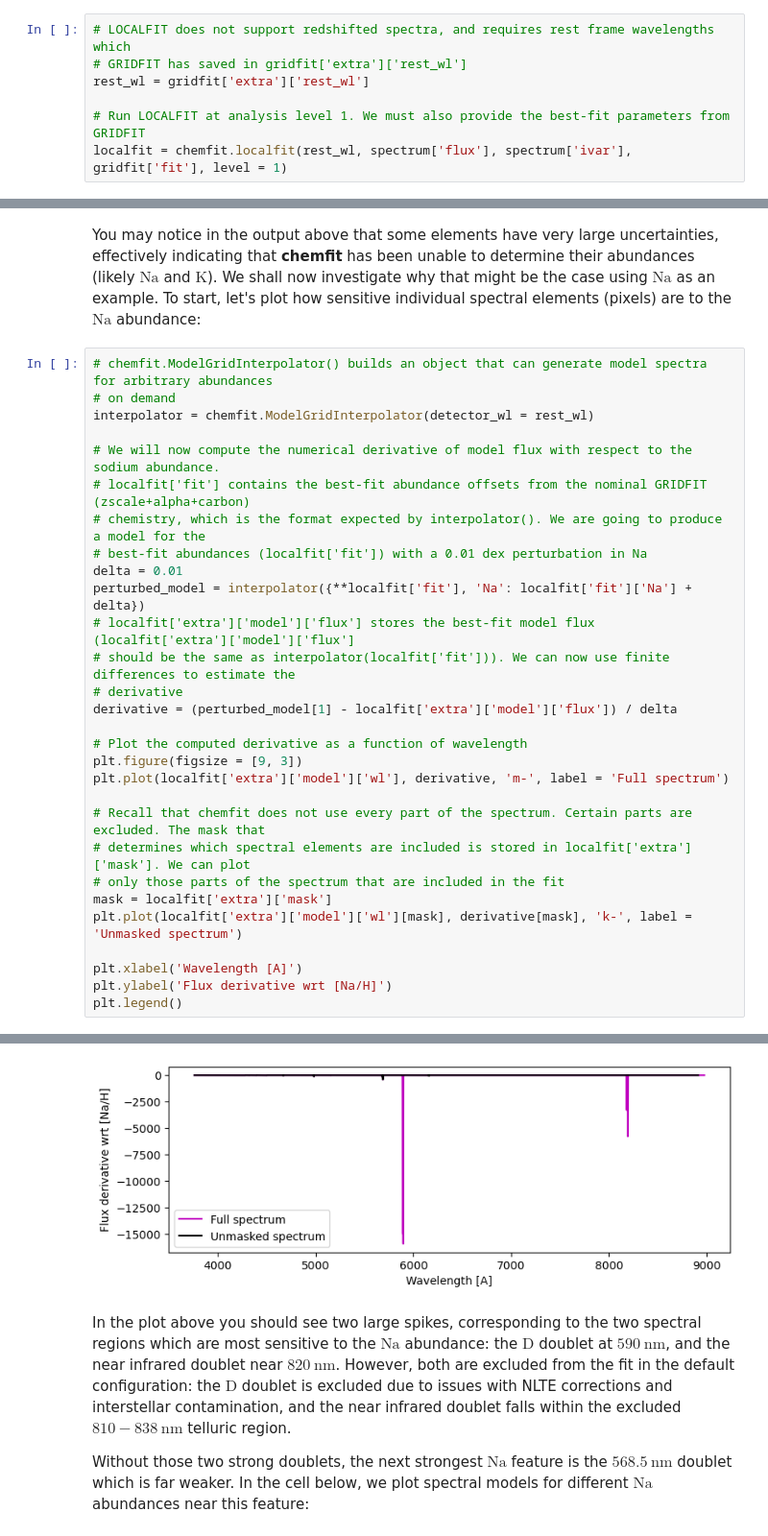
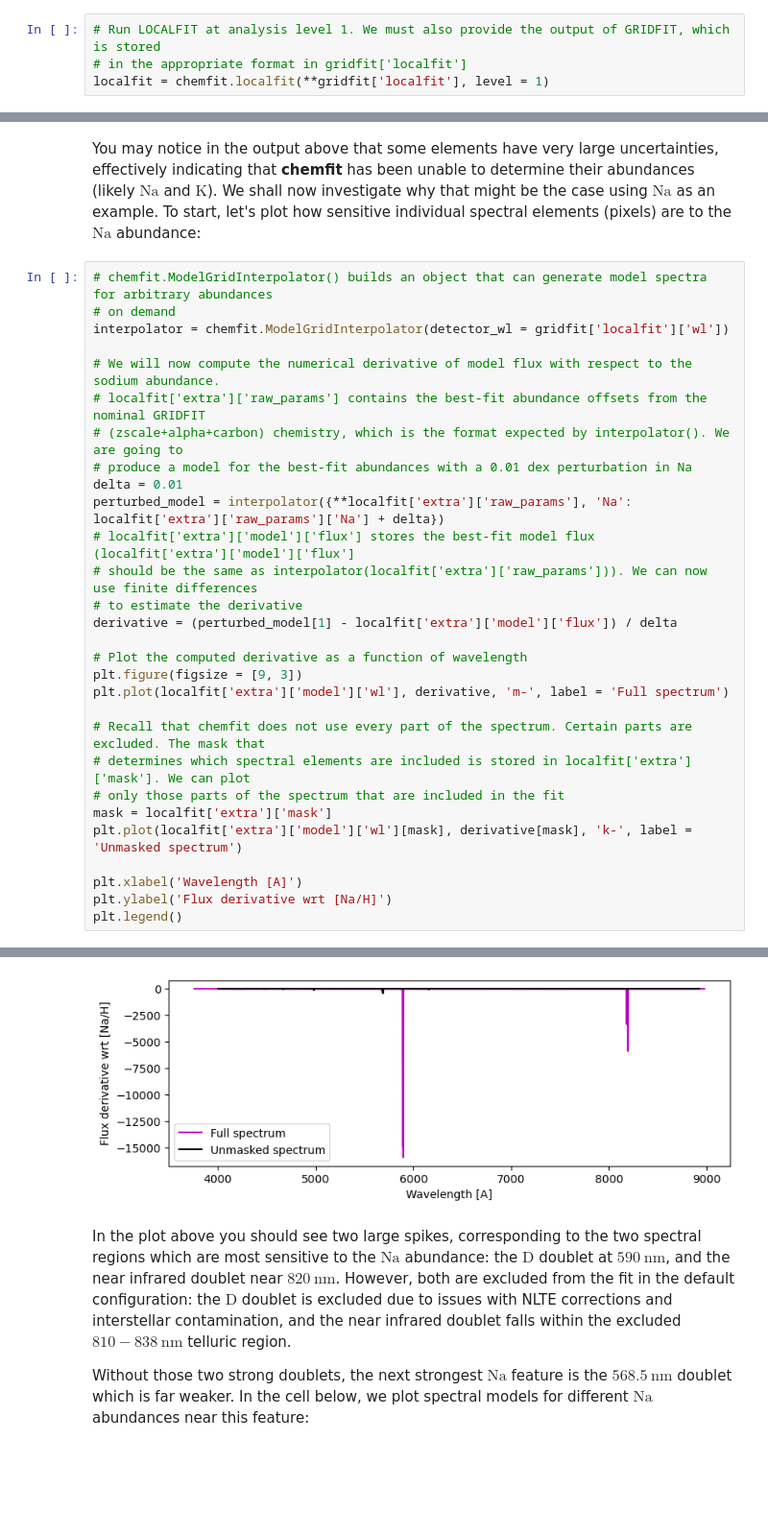
Before and after one commit to Roman-UCSD/chemfit, a Jupyter notebook: tutorials/quick_start.ipynb, the cells around one changed output, grey strips where cells are left out. Shown at 96% size. Drawn from its saved outputs; the diff is of its cells as text; blank space fills up the shorter version.

```diff
--- a/tutorials/quick_start.ipynb
+++ b/tutorials/quick_start.ipynb
@@ -363,11 +494,8 @@ chemfit.settings['gridfit_offsets'] = {}
 # %% [markdown]
 The cell below runs the `LOCALFIT` analysis stage to determine the abundances of individual elements:
 # %%
-# LOCALFIT does not support redshifted spectra, and requires rest frame wavelengths which
-# GRIDFIT has saved in gridfit['extra']['rest_wl']
-rest_wl = gridfit['extra']['rest_wl']
-
-# Run LOCALFIT at analysis level 1. We must also provide the best-fit parameters from GRIDFIT
-localfit = chemfit.localfit(rest_wl, spectrum['flux'], spectrum['ivar'], gridfit['fit'], level = 1)
+# Run LOCALFIT at analysis level 1. We must also provide the output of GRIDFIT, which is stored
+# in the appropriate format in gridfit['localfit']
+localfit = chemfit.localfit(**gridfit['localfit'], level = 1)
 # %% [output]
 *** Starting iteration 1 ***
@@ -457,17 +583,17 @@ You may notice in the output above that some elements have very large uncertaint
 # %%
 # chemfit.ModelGridInterpolator() builds an object that can generate model spectra for arbitrary abundances
 # on demand
-interpolator = chemfit.ModelGridInterpolator(detector_wl = rest_wl)
+interpolator = chemfit.ModelGridInterpolator(detector_wl = gridfit['localfit']['wl'])
 
 # We will now compute the numerical derivative of model flux with respect to the sodium abundance.
-# localfit['fit'] contains the best-fit abundance offsets from the nominal GRIDFIT (zscale+alpha+carbon)
-# chemistry, which is the format expected by interpolator(). We are going to produce a model for the
-# best-fit abundances (localfit['fit']) with a 0.01 dex perturbation in Na
+# localfit['extra']['raw_params'] contains the best-fit abundance offsets from the nominal GRIDFIT
+# (zscale+alpha+carbon) chemistry, which is the format expected by interpolator(). We are going to
+# produce a model for the best-fit abundances with a 0.01 dex perturbation in Na
 delta = 0.01
-perturbed_model = interpolator({**localfit['fit'], 'Na': localfit['fit']['Na'] + delta})
+perturbed_model = interpolator({**localfit['extra']['raw_params'], 'Na': localfit['extra']['raw_params']['Na'] + delta})
 # localfit['extra']['model']['flux'] stores the best-fit model flux (localfit['extra']['model']['flux']
-# should be the same as interpolator(localfit['fit'])). We can now use finite differences to estimate the
-# derivative
+# should be the same as interpolator(localfit['extra']['raw_params'])). We can now use finite differences
+# to estimate the derivative
 derivative = (perturbed_model[1] - localfit['extra']['model']['flux']) / delta
 
 # Plot the computed derivative as a function of wavelength
@@ -497,6 +625,6 @@ Linelist loaded!
 ((0, 0, 0, 0, 0)) Response functions computed!
 <matplotlib.legend.Legend at 0x...>
-[figure, old version]
+[figure, new version]
 # %% [markdown]
 In the plot above you should see two large spikes, corresponding to the two spectral regions which are most sensitive to the $\mathrm{Na}$ abundance: the $\mathrm{D}$ doublet at $590\ \mathrm{nm}$, and the near infrared doublet near $820\ \mathrm{nm}$. However, both are excluded from the fit in the default configuration: the $\mathrm{D}$ doublet is excluded due to issues with NLTE corrections and interstellar contamination, and the near infrared doublet falls within the excluded $810-838\ \mathrm{nm}$ telluric region.
 
```
Also changed, not shown: parts of 40 cells of this notebook, 3 other files.
